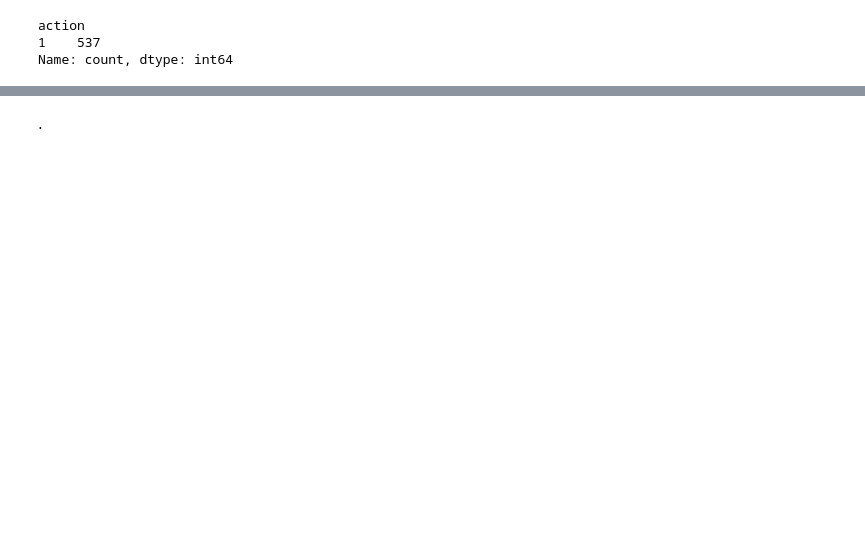
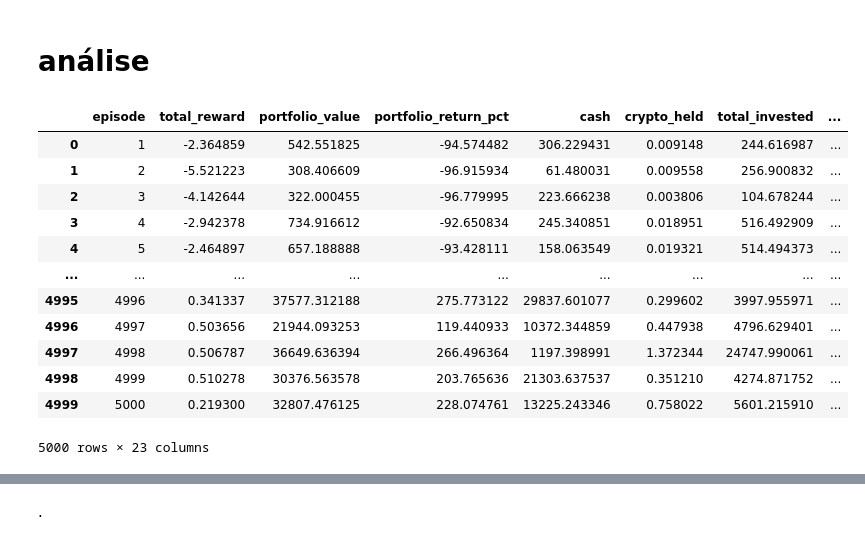
Before and after one commit to thiagodsd/monnaie-par-renforcement, a Jupyter notebook: notebooks/04_trading_experiment.ipynb, the cells around one changed output, grey strips where cells are left out. Cells and saved outputs as stored; diff of their text form; code cells hidden in the pictures; blank space fills up the shorter version.

```diff
--- a/notebooks/04_trading_experiment.ipynb
+++ b/notebooks/04_trading_experiment.ipynb
@@ -40,6 +76,19 @@ df
-# %%
-df['action'].value_counts()
-# %% [output]
-action
-1    537
-Name: count, dtype: int64
+# %% [markdown]
+# análise
+# %%
+dqn = pd.read_parquet("/home/dusoudeth/Documentos/github/monnaie-par-renforcement/data/07_model_output/dqn/training_metrics.parquet")
+dqn
+# %% [output]
+|  | episode | total_reward | portfolio_value | portfolio_return_pct | cash | crypto_held | total_invested | ... |
+| 0 | 1 | -2.364859 | 542.551825 | -94.574482 | 306.229431 | 0.009148 | 244.616987 | ... |
+| 1 | 2 | -5.521223 | 308.406609 | -96.915934 | 61.480031 | 0.009558 | 256.900832 | ... |
+| 2 | 3 | -4.142644 | 322.000455 | -96.779995 | 223.666238 | 0.003806 | 104.678244 | ... |
+| 3 | 4 | -2.942378 | 734.916612 | -92.650834 | 245.340851 | 0.018951 | 516.492909 | ... |
+| 4 | 5 | -2.464897 | 657.188888 | -93.428111 | 158.063549 | 0.019321 | 514.494373 | ... |
+| ... | ... | ... | ... | ... | ... | ... | ... | ... |
+| 4995 | 4996 | 0.341337 | 37577.312188 | 275.773122 | 29837.601077 | 0.299602 | 3997.955971 | ... |
+| 4996 | 4997 | 0.503656 | 21944.093253 | 119.440933 | 10372.344859 | 0.447938 | 4796.629401 | ... |
+| 4997 | 4998 | 0.506787 | 36649.636394 | 266.496364 | 1197.398991 | 1.372344 | 24747.990061 | ... |
+| 4998 | 4999 | 0.510278 | 30376.563578 | 203.765636 | 21303.637537 | 0.351210 | 4274.871752 | ... |
+| 4999 | 5000 | 0.219300 | 32807.476125 | 228.074761 | 13225.243346 | 0.758022 | 5601.215910 | ... |
+5000 rows × 23 columns
```
Also changed, not shown: parts of 14 cells of this notebook, 24 other files.
